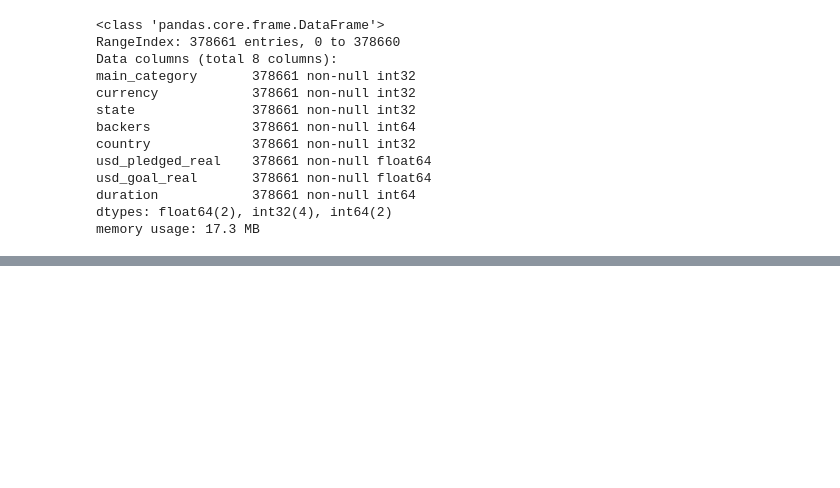
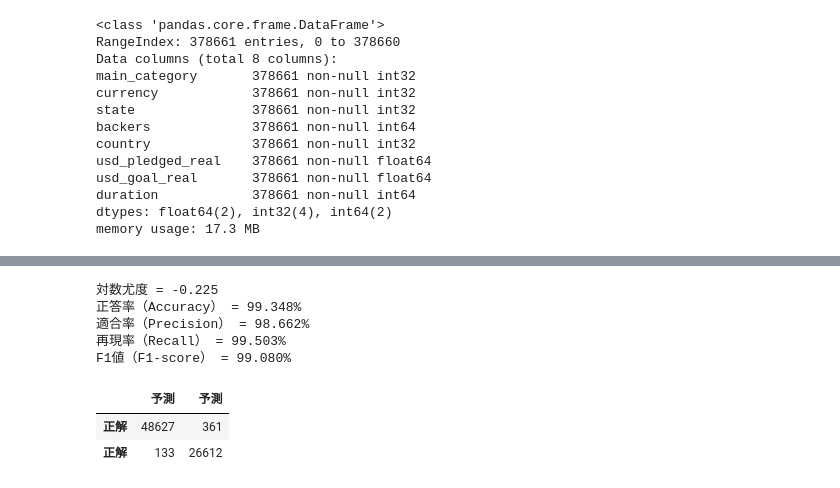
Before and after one commit to Shimejime/suai-assignment, a Jupyter notebook: ML/Day3_work_寝占孝晃.ipynb, the cells around one changed output, grey strips where cells are left out. Drawn from its saved outputs; the diff is of its cells as text; code cells hidden in the pictures; blank space fills up the shorter version.

```diff
--- a/ML/Day3_work_寝占孝晃.ipynb
+++ b/ML/Day3_work_寝占孝晃.ipynb
@@ -237,0 +297,9 @@ def grid_search(X, y, model, parameters):
+# %%
+# アダブーストの最終モデル
+parameters = {
+    'base_estimator': [DecisionTreeClassifier(max_depth=x, min_samples_leaf=2, min_samples_split=2, random_state=2020, criterion="gini") for x in [3, 5, 10, 30]]
+}
+adaboost = AdaBoostClassifier(DecisionTreeClassifier(max_depth=None, min_samples_leaf=2, min_samples_split=2, random_state=2020, criterion="gini"))
+best_params = grid_search(X_train, y_train, adaboost, parameters)
+adaboost = AdaBoostClassifier(**best_params)
+adaboost.fit(X_train, y_train)
@@ -301,0 +364,11 @@ Fitting 5 folds for each of 1 candidates, totalling 5 fits
+# %%
+evaluate_model(adaboost, X_test, y_test)
+# %% [output]
+対数尤度 = -0.225
+正答率（Accuracy） = 99.348%
+適合率（Precision） = 98.662%
+再現率（Recall） = 99.503%
+F1値（F1-score） = 99.080%
+|  | 予測 | 予測 |
+| 正解 | 48627 | 361 |
+| 正解 | 133 | 26612 |
```
Also changed, not shown: parts of 18 cells of this notebook.
